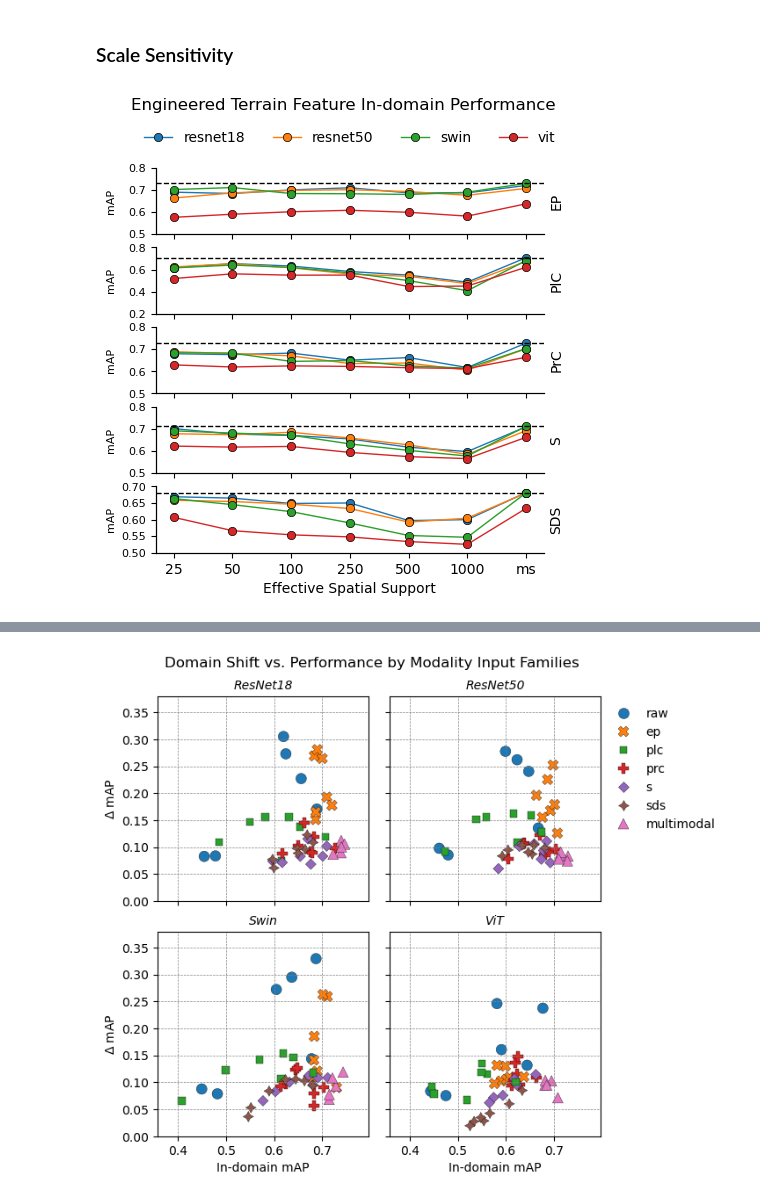
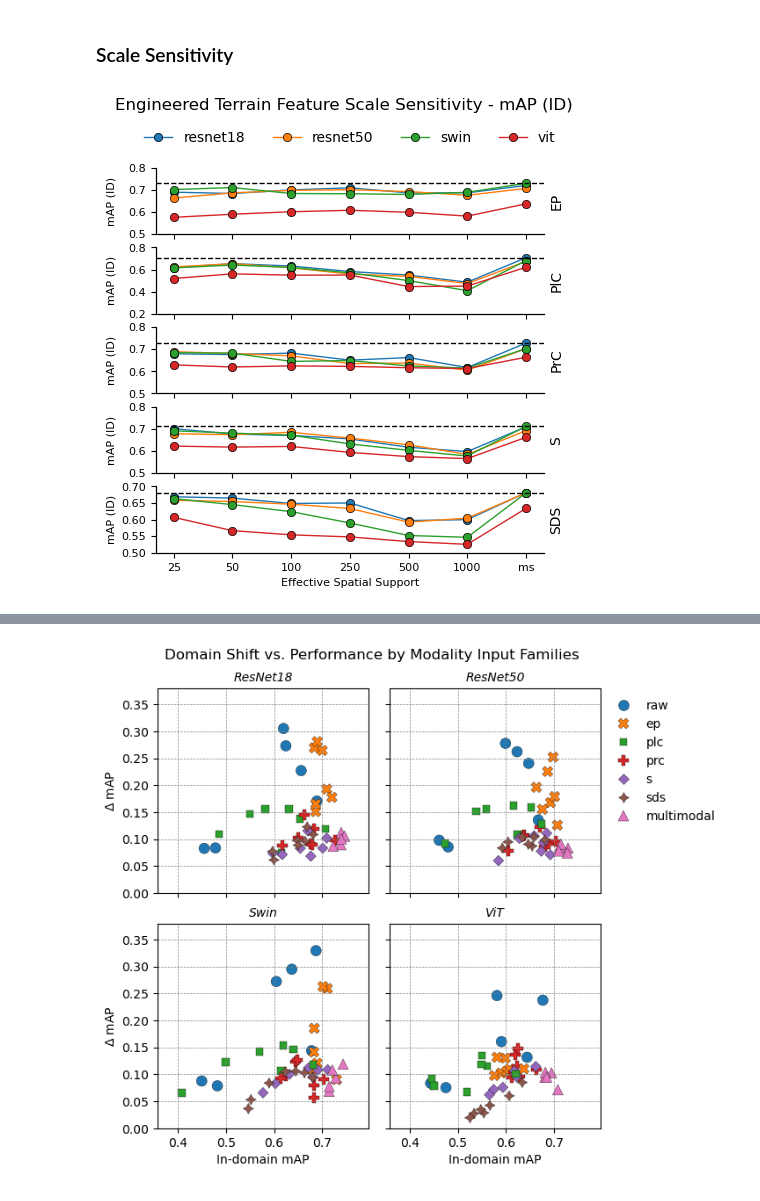
Before and after one commit to masseygeo/earthscape, a Jupyter notebook: notebooks/analysis_cls.ipynb, the cells around one changed output, grey strips where cells are left out. Saved outputs shown, nothing was run; the diff lists cells and outputs as text; code cells hidden in the pictures.

```diff
--- a/notebooks/analysis_cls.ipynb
+++ b/notebooks/analysis_cls.ipynb
@@ -309,7 +309,7 @@ for m in df_single['model'].unique():
         idx += 1
 
 for axes in ax:
-    axes.set_xlabel(f"{metric_label}")
+    axes.set_xlabel(f"{metric_label}", fontsize=8)
     axes.set_ylabel('')
     axes.grid(visible=True, axis='x')
     axes.spines['right'].set_visible(False)
@@ -344,7 +344,7 @@ output_path = os.path.join(assets_dir, 'rankings_all.png')
 
 
 ##### plot bar chart rankings...
-fig, ax = plt.subplots(ncols=len(models), figsize=(3.5*len(models),10))
+fig, ax = plt.subplots(ncols=len(models), figsize=(3.5*len(models), 10))
 plt.subplots_adjust(wspace=2)
 ax = ax.ravel()
 
@@ -366,7 +366,7 @@ for m in df_all['model'].unique():
         idx += 1
 
 for axes in ax:
-    axes.set_xlabel(f"{metric_label}")
+    axes.set_xlabel(f"{metric_label}", fontsize=8)
     axes.set_ylabel('')
     axes.grid(visible=True, axis='x')
     axes.spines['right'].set_visible(False)
@@ -416,7 +416,7 @@ metric = 'map'
 metric_label = 'mAP'
 
 # output path for figure
-output_path = os.path.join(assets_dir, 'scale_sensitivity_id.png')
+output_path = os.path.join(assets_dir, 'scale_sensitivity_map_id.png')
 
 
 ##### pre-processing...
@@ -456,35 +456,36 @@ for idx, fam in enumerate(engineered_features):
         df.reset_index(drop=True, inplace=True)
         df['spatial_support'] = df['spatial_support'].astype(str)
         ax[idx].plot(df['spatial_support'], df[f"macro_{metric} (id)"], marker='o', linewidth=1, markeredgecolor='k', markeredgewidth=0.5, label=m)
 
     max_val = subset[f"macro_{metric} (id)"].max()
     ax[idx].axhline(y=max_val, color='k', linewidth=1, linestyle='--')
 
     # customize plot...
     ylab = fam.upper() if not fam.startswith('p') else fam[:1].upper() + fam[1:2].lower() + fam[2:].upper()
     ax2 = ax[idx].twinx()
     ax2.set_yticks([])
     ax2.set_ylabel(ylab)
-    ax[idx].set_ylabel(f"{metric_label}", fontsize=8)
+    ax[idx].set_ylabel(f"{metric_label} (ID)", fontsize=8)
     ax[idx].set_yticks(ax[idx].get_yticks())
     ax[idx].set_yticklabels(ax[idx].get_yticklabels(), fontsize=8)
-    # ax[idx].grid(True, axis='y', linestyle='--', linewidth=0.5)
     ax[idx].spines['right'].set_visible(False)
     ax[idx].spines['top'].set_visible(False)
     ax2.spines['right'].set_visible(False)
     ax2.spines['top'].set_visible(False)
 
 # more plot customization...
 ax[0].legend(loc='upper center', bbox_to_anchor=(0.5, 1.75), frameon=False, ncols=4)
-ax[4].set_xlabel('Effective Spatial Support')
+ax[4].set_xticks(ax[4].get_xticks())
+ax[4].set_xticklabels(ax[4].get_xticklabels(), fontsize=8)
+ax[4].set_xlabel('Effective Spatial Support', fontsize=8)
 for axes in ax[:-1]:
     axes.set_xticklabels('')
     axes.set_xlabel('')
 fig.align_ylabels()
-plt.suptitle('Engineered Terrain Feature In-domain Performance', y=1.02)
+plt.suptitle(f"Engineered Terrain Feature Scale Sensitivity - {metric_label} (ID)", y=1.02)
 
 # plot and save...
 plt.savefig(output_path, bbox_inches='tight', pad_inches=0, dpi=300)
 plt.show()
 # %% [output]
-[figure, old version]
+[figure, new version]
```
Also changed, not shown: parts of 6 cells of this notebook, 12 other files.
